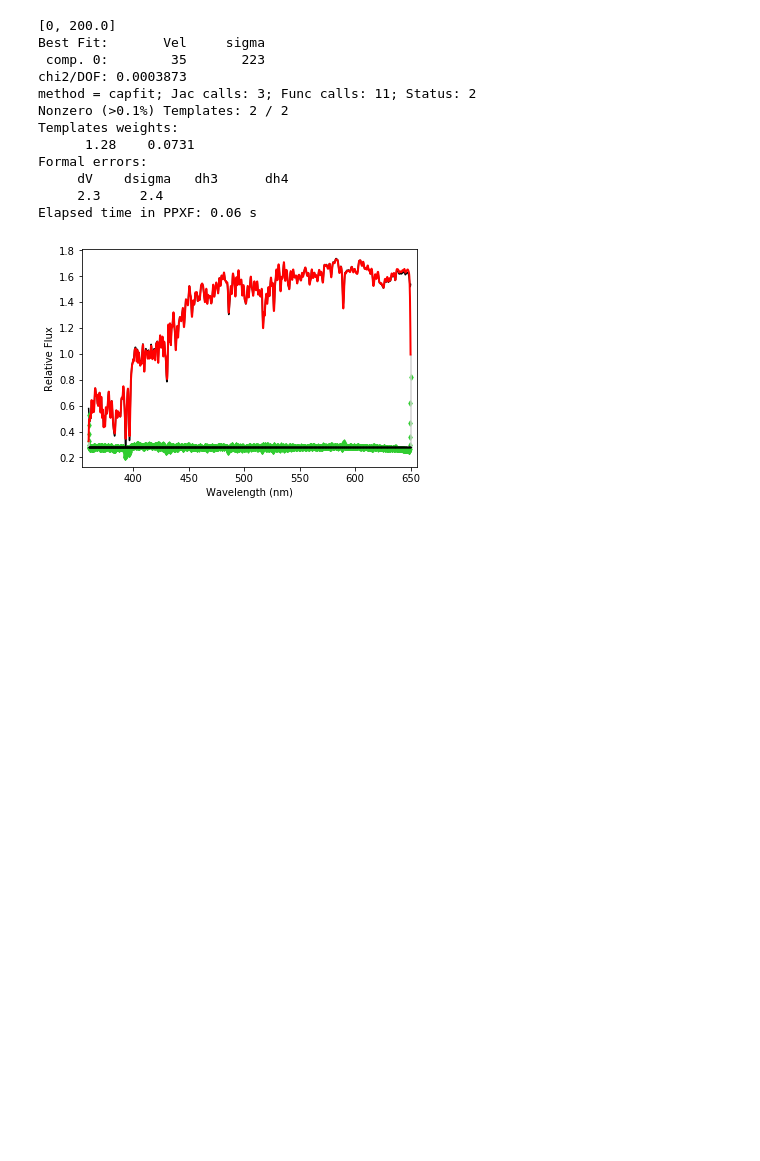
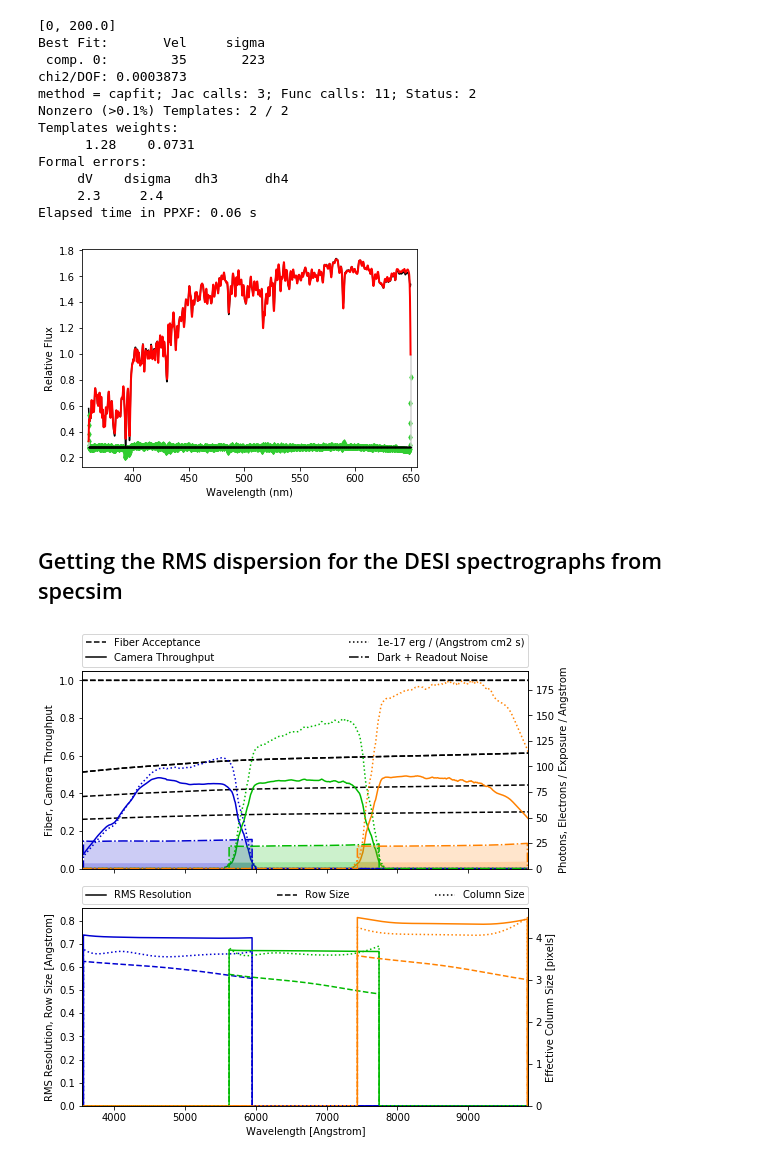
Before and after one commit to ritatojeiro/desi_gqp, a Jupyter notebook: nb/start_example.ipynb, the cells around one changed output. Cells and saved outputs as stored; diff of their text form; code cells hidden in the pictures; blank space fills up the shorter version.

```diff
--- a/nb/start_example.ipynb
+++ b/nb/start_example.ipynb
@@ -256,3 +258,5 @@ Formal errors:
      2.3     2.4
 Elapsed time in PPXF: 0.06 s
 [figure]
+# %% [markdown]
+## Getting the RMS dispersion for the DESI spectrographs from specsim
@@ -258,0 +266,8 @@ Elapsed time in PPXF: 0.06 s
+# %%
+#load DESI spectrographs configuration
+config = specsim.config.load_config('desi')
+# %%
+#summary plot of technical specs. we are interested in the RMS resolution
+specsim.instrument.initialize(config).plot()
+# %% [output]
+[figure, added]
```
Also changed, not shown: parts of 4 cells of this notebook.
